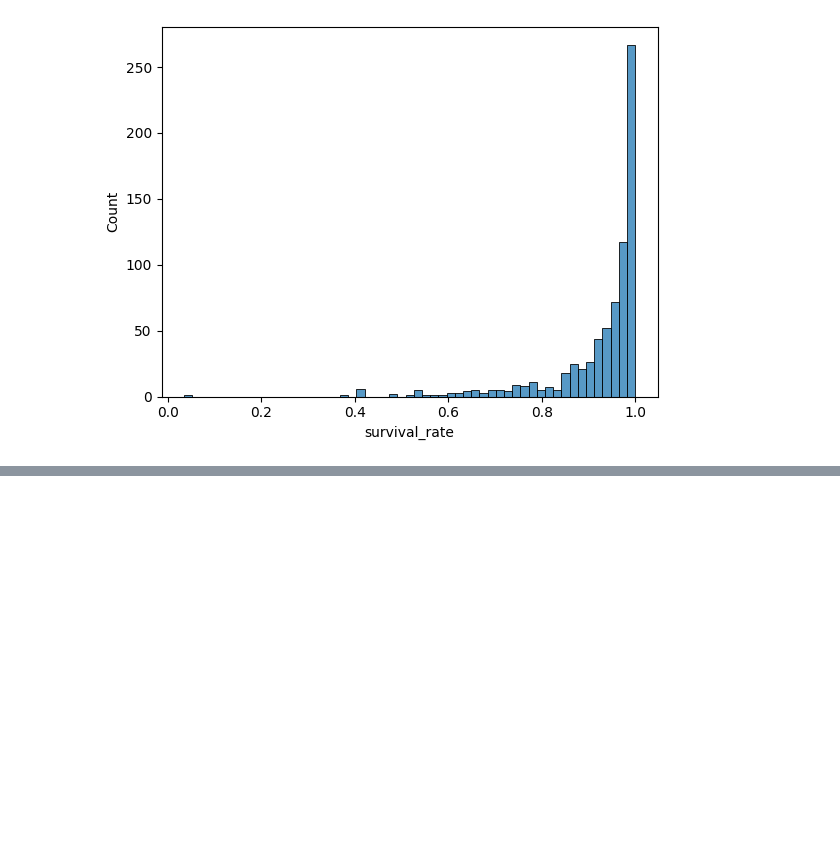
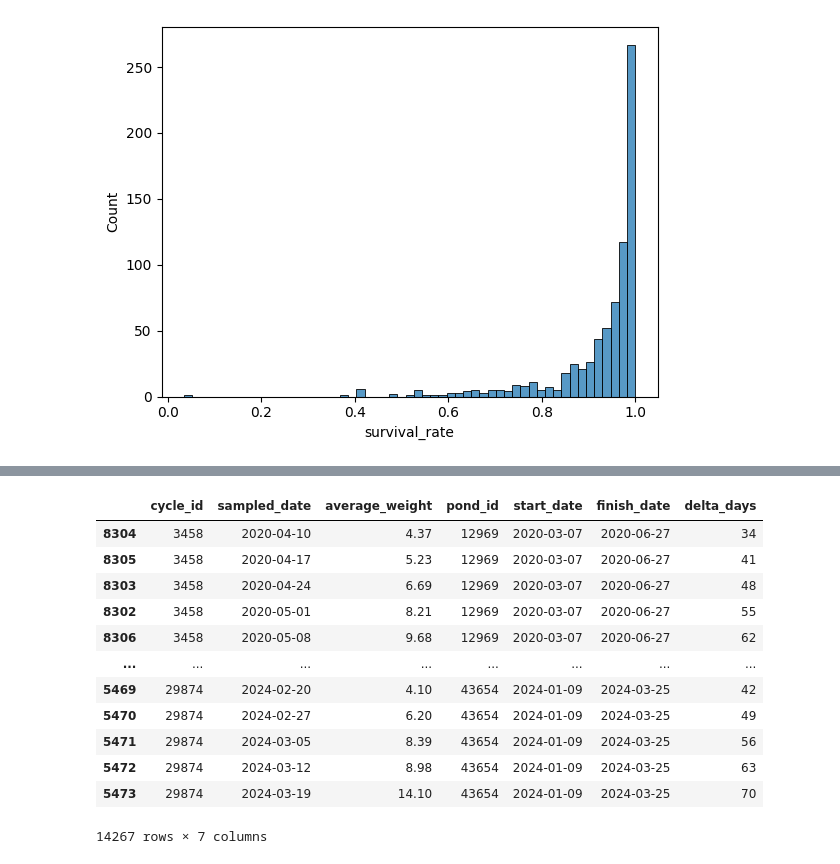
Before and after one commit to Kyunianti19/jala_assignment_test, a Jupyter notebook: analysis.ipynb, the cells around one changed output, grey strips where cells are left out. Drawn from its saved outputs; the diff is of its cells as text; code cells hidden in the pictures; blank space fills up the shorter version.

```diff
--- a/analysis.ipynb
+++ b/analysis.ipynb
@@ -166,0 +183,51 @@ Summary
+# %%
+df_cycle = pd.read_csv('Data/cycles.csv')
+df_cycle = df_cycle[['id', 'pond_id', 'started_at', 'finished_at']].copy()
+# Rename columns & change data type
+df_cycle.columns = ['cycle_id', 'pond_id', 'start_date', 'finish_date']
+df_cycle.start_date = pd.to_datetime(df_cycle.start_date)
+df_cycle.finish_date = pd.to_datetime(df_cycle.finish_date)
+# Drop duplicates and null rows
+df_cycle = df_cycle.drop_duplicates()
+df_cycle = df_cycle.dropna(subset=['cycle_id', 'start_date', 'finish_date'])
+
+df_sampling = pd.read_csv('Data/samplings.csv')
+df_sampling = df_sampling[['cycle_id', 'sampled_at', 'average_weight']].copy()
+# Rename columns & change data type
+df_sampling.columns = ['cycle_id', 'sampled_date', 'average_weight']
+df_sampling = df_sampling[df_sampling.sampled_date!='1-01-01']
+df_sampling.sampled_date = pd.to_datetime(df_sampling.sampled_date)
+df_sampling.cycle_id = df_sampling.cycle_id.astype(int)
+# Drop duplicates and null rows
+df_sampling = df_sampling.drop_duplicates()
+df_sampling = df_sampling.dropna(subset=['cycle_id', 'sampled_date', 'average_weight'])
+
+# Join Data Frame
+df_cycle_sampling = df_sampling.merge(df_cycle, how='inner', on=['cycle_id'])
+# Validate the sampling between cycle start & finish date
+df_cycle_sampling = df_cycle_sampling[(df_cycle_sampling.start_date<=df_cycle_sampling.sampled_date)&(df_cycle_sampling.finish_date>=df_cycle_sampling.sampled_date)]
+
+# Calculate count sampling (average growth rate can only be calculated if there's at least 2 number of observations)
+df_count_sampling = df_cycle_sampling[['cycle_id', 'sampled_date']].groupby('cycle_id').count().reset_index()
+df_count_sampling = df_count_sampling[df_count_sampling.sampled_date > 1]
+
+# Final data sampling
+df_cycle_sampling = df_cycle_sampling.merge(df_count_sampling[['cycle_id']], how='inner', on=['cycle_id'])
+df_cycle_sampling = df_cycle_sampling.sort_values(by=['cycle_id', 'sampled_date'])
+# Calculate delta cultivation days
+df_cycle_sampling['delta_days'] = (df_cycle_sampling['sampled_date'] - df_cycle_sampling['start_date']).dt.days
+df_cycle_sampling
+# %% [output]
+|  | cycle_id | sampled_date | average_weight | pond_id | start_date | finish_date | delta_days |
+| 8304 | 3458 | 2020-04-10 | 4.37 | 12969 | 2020-03-07 | 2020-06-27 | 34 |
+| 8305 | 3458 | 2020-04-17 | 5.23 | 12969 | 2020-03-07 | 2020-06-27 | 41 |
+| 8303 | 3458 | 2020-04-24 | 6.69 | 12969 | 2020-03-07 | 2020-06-27 | 48 |
+| 8302 | 3458 | 2020-05-01 | 8.21 | 12969 | 2020-03-07 | 2020-06-27 | 55 |
+| 8306 | 3458 | 2020-05-08 | 9.68 | 12969 | 2020-03-07 | 2020-06-27 | 62 |
+| ... | ... | ... | ... | ... | ... | ... | ... |
+| 5469 | 29874 | 2024-02-20 | 4.10 | 43654 | 2024-01-09 | 2024-03-25 | 42 |
+| 5470 | 29874 | 2024-02-27 | 6.20 | 43654 | 2024-01-09 | 2024-03-25 | 49 |
+| 5471 | 29874 | 2024-03-05 | 8.39 | 43654 | 2024-01-09 | 2024-03-25 | 56 |
+| 5472 | 29874 | 2024-03-12 | 8.98 | 43654 | 2024-01-09 | 2024-03-25 | 63 |
+| 5473 | 29874 | 2024-03-19 | 14.10 | 43654 | 2024-01-09 | 2024-03-25 | 70 |
+14267 rows × 7 columns
```
Also changed, not shown: parts of 21 cells of this notebook, 1 other file.
